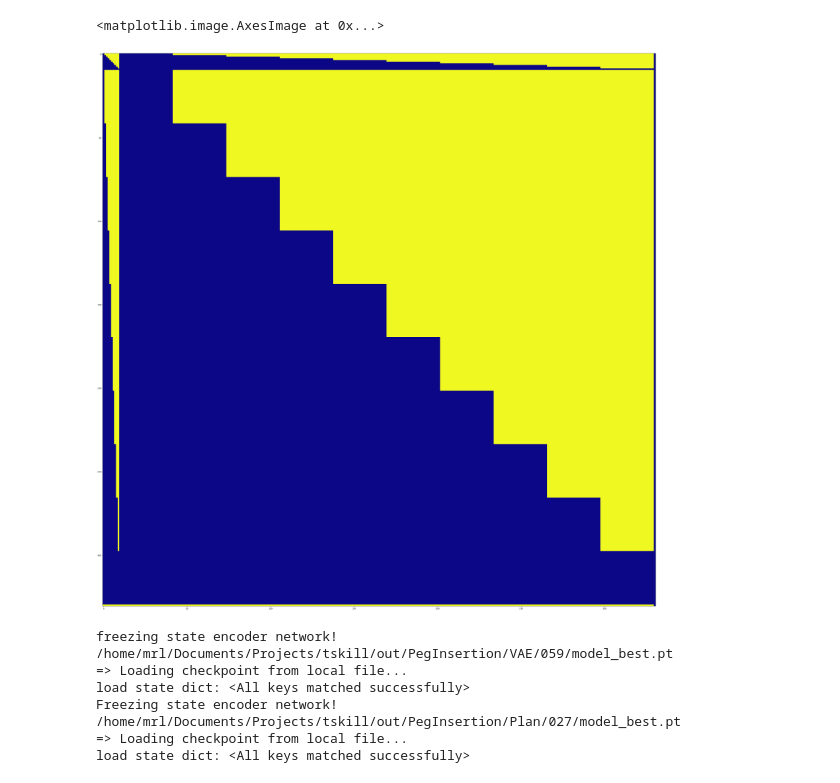
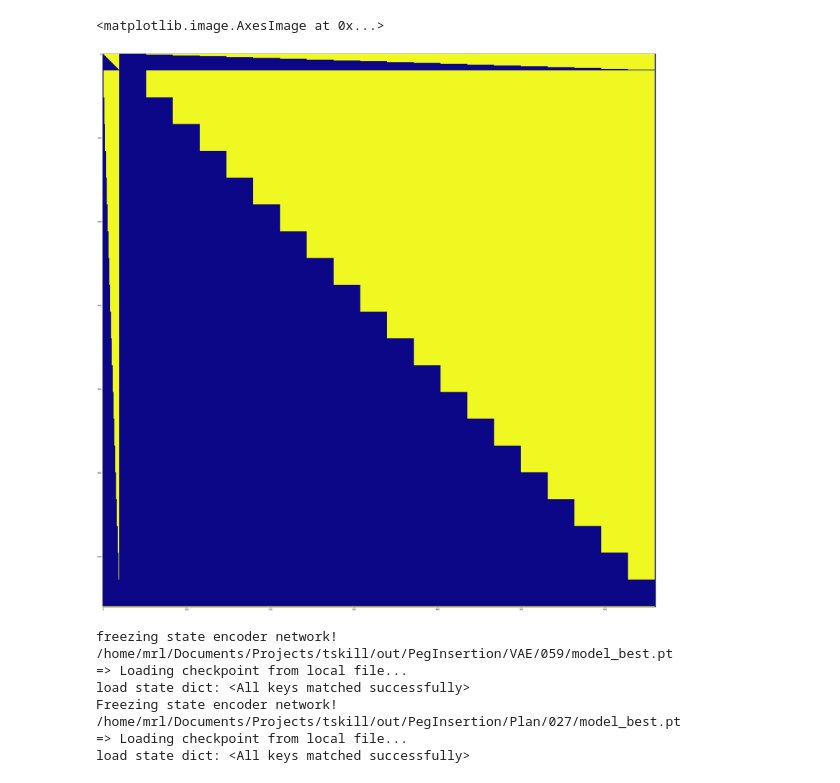
Before and after one commit to apalleiko/tskill, a Jupyter notebook: visualize_images.ipynb, the cells around one changed output. Saved outputs shown, nothing was run; the diff lists cells and outputs as text; code cells hidden in the pictures.

```diff
--- a/visualize_images.ipynb
+++ b/visualize_images.ipynb
@@ -78,11 +79,11 @@ from matplotlib.ticker import MultipleLocator, AutoMinorLocator
 plt.close()
 i = 1
 
-plan_src_mask, plan_mem_mask, plan_tgt_mask = get_plan_ar_masks(16*2, 20)
+plan_src_mask, plan_mem_mask, plan_tgt_mask = get_plan_ar_masks(16*2, 20, "one-hot")
 dec_src_mask, dec_mem_mask, dec_tgt_mask = get_dec_ar_masks(16*2, 10)
 enc_src_mask, enc_mem_mask, enc_tgt_mask = get_enc_causal_masks(200, 20, 10)
 
-mask = dec_src_mask
+mask = plan_src_mask
 
 fig = plt.figure(1, figsize=(50,50))
 ax1 = fig.subplots(1,1)
@@ -98,34 +99,34 @@ ax1.imshow(mask.squeeze(0).to(torch.int), cmap="plasma")
 #     data = pickle.load(f)
 
 # Images
 # print(data["rgb"].shape)
 # n = data["rgb"].shape[0]
 # n_cams = data["rgb"].shape[1]
 # for im in range(50):
 #     fig = plt.figure(im)
 #     axes = fig.subplots(1,n_cams)
 #     for c in range(n_cams):
 #         axes[c].imshow(data["rgb"][im,c,...].permute(1,2,0))
     # ax3.imshow(data["enc_mask"].to(torch.int))
     # ax4.imshow(data["dec_mask"].to(torch.int))
 
 # Masks
 # bs = data["actions"].shape[0]
 # enc_mask = data["enc_mask"][0,...]
 # for b in range(bs):
 #     fig = plt.figure(b, figsize=(20,10))
 #     ax1, ax2, ax3= fig.subplots(1,3)
 #     seq_pad_mask = data["seq_pad_mask"][b,...]
 #     seq_pad_mask = seq_pad_mask.unsqueeze(0).repeat(4*seq_pad_mask.shape[0], 4)
 #     print(torch.logical_not((seq_pad_mask[0,...] | data["enc_mask"][b,0,...])).to(torch.int).sum())
 #     ax1.imshow(data["enc_mask"][b,...].to(torch.int))
 #     ax2.imshow(seq_pad_mask.to(torch.int))
 #     ax3.imshow((data["enc_mask"][b,...] | seq_pad_mask).to(torch.int))
 
 # data["enc_mask"][3,...] = torch.zeros_like(data["enc_mask"][3,...])
 # %% [output]
 <matplotlib.image.AxesImage at 0x...>
-[figure, old version]
+[figure, new version]
 # %%
 # Model
 model = config.get_model(cfg, device="cpu")
```
Also changed, not shown: parts of 2 cells of this notebook, 12 other files.
